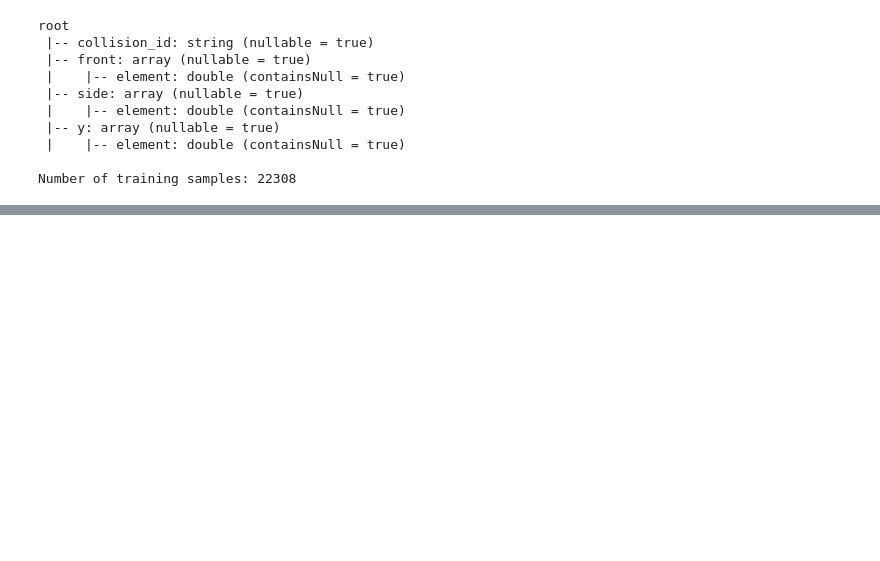
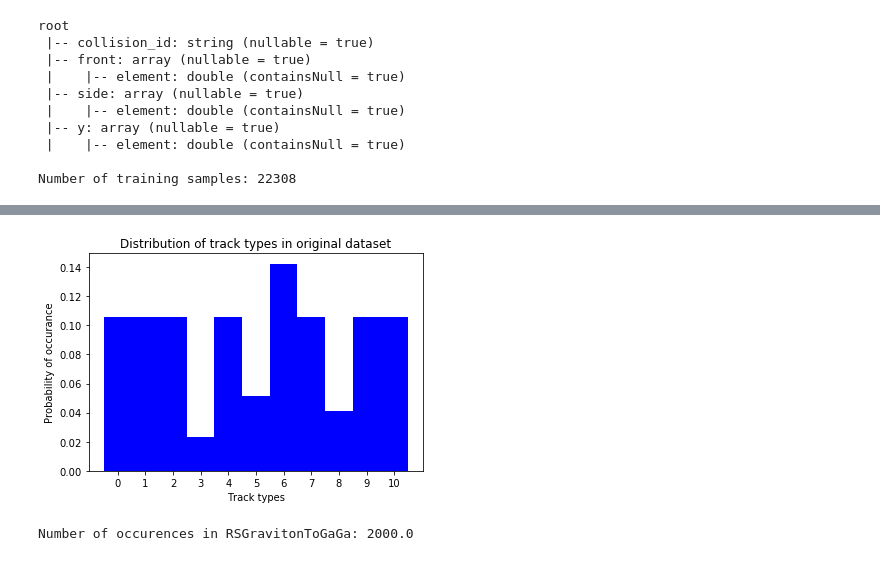
Before and after one commit to JoeriHermans/hep-track-reconstruction-ml, a Jupyter notebook: notebooks/autoencoder.ipynb, the cells around one changed output, grey strips where cells are left out. Drawn from its saved outputs; the diff is of its cells as text; code cells hidden in the pictures; blank space fills up the shorter version.

```diff
--- a/notebooks/autoencoder.ipynb
+++ b/notebooks/autoencoder.ipynb
@@ -134,3 +134,17 @@ def residual(feat_maps_in, feat_maps_out, prev_layer):
     conv = conv_block(feat_maps_out, prev_layer)
 
     return merge([skip, conv], mode='sum') # the residual connection
+# %%
+def plot_types_distribution(vector):
+    fig, ax = plt.subplots()
+
+    width = 5
+    indexes = np.arange(11)
+    ax.bar(indexes, vector, 1, color='b')
+    ax.set_xlabel("Track types")
+    ax.set_ylabel("Probability of occurance")
+    ax.set_title("Distribution of track types in original dataset")
+    ax.set_xticks(indexes)
+    ax.set_xticklabels(indexes)
+
+    fig.show()
@@ -255,0 +277,11 @@ Number of training samples: 22308
+# %%
+collision_distribution = np.asarray(training_set.select("y").rdd.reduce(lambda a, b: np.add(a, b).tolist())[0])
+normalized_prior_distribution = np.divide(collision_distribution, collision_distribution.sum()).tolist()
+
+plot_types_distribution(normalized_prior_distribution)
+# %% [output]
+[figure, added]
+# %%
+print("Number of occurences in " + str(types[3]) + ": " + str(collision_distribution[3]))
+# %% [output]
+Number of occurences in RSGravitonToGaGa: 2000.0
```
Also changed, not shown: parts of 25 cells of this notebook.
